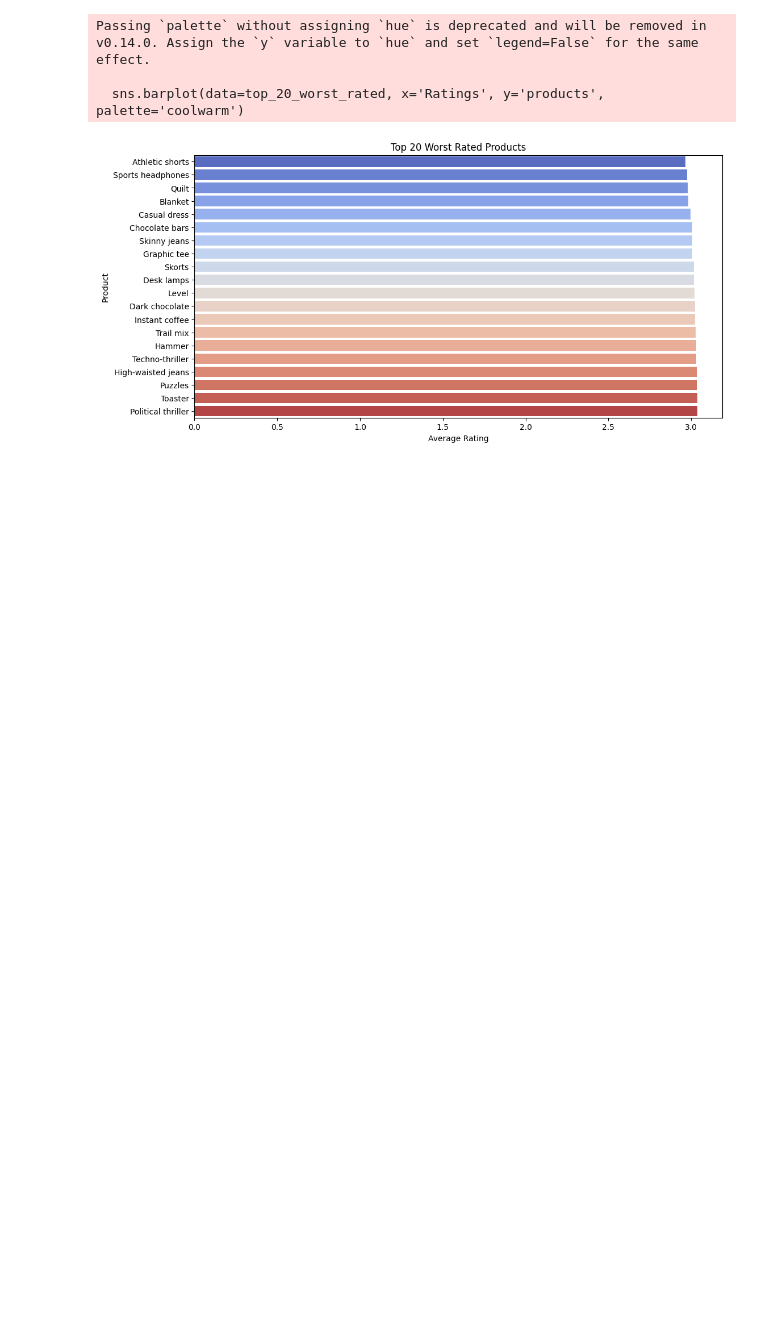
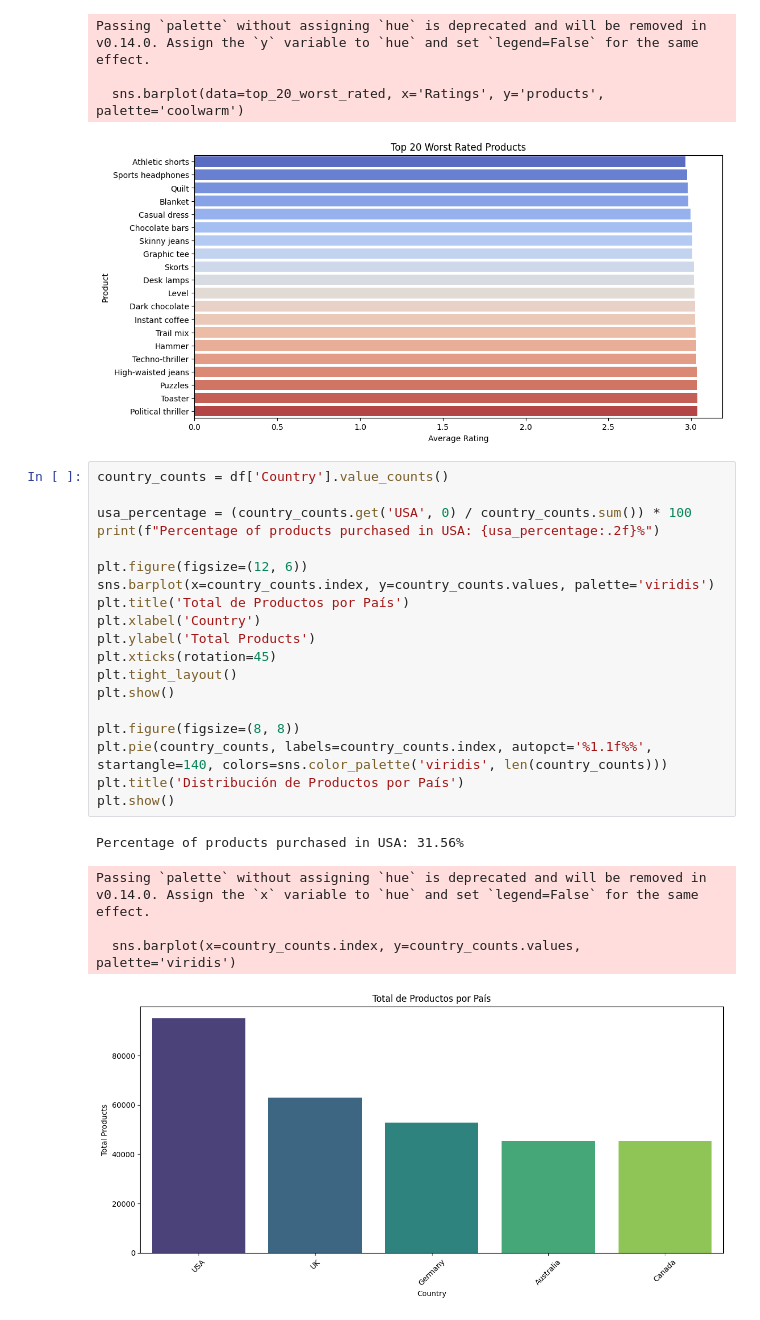
Before and after one commit to AAGJ89/TC4016_SW_Group_10, a Jupyter notebook: notebooks/SIP_Notebook.ipynb, the cells around one changed output. Drawn from its saved outputs; the diff is of its cells as text; blank space fills up the shorter version.

```diff
--- a/notebooks/SIP_Notebook.ipynb
+++ b/notebooks/SIP_Notebook.ipynb
@@ -209,3 +209,28 @@ Passing `palette` without assigning `hue` is deprecated and will be removed in v
 
   sns.barplot(data=top_20_worst_rated, x='Ratings', y='products', palette='coolwarm')
 [figure]
+# %%
+country_counts = df['Country'].value_counts()
+
+usa_percentage = (country_counts.get('USA', 0) / country_counts.sum()) * 100
+print(f"Percentage of products purchased in USA: {usa_percentage:.2f}%")
+
+plt.figure(figsize=(12, 6))
+sns.barplot(x=country_counts.index, y=country_counts.values, palette='viridis')
+plt.title('Total de Productos por País')
+plt.xlabel('Country')
+plt.ylabel('Total Products')
+plt.xticks(rotation=45)
+plt.tight_layout()
+plt.show()
+
+plt.figure(figsize=(8, 8))
+plt.pie(country_counts, labels=country_counts.index, autopct='%1.1f%%', startangle=140, colors=sns.color_palette('viridis', len(country_counts)))
+plt.title('Distribución de Productos por País')
+plt.show()
+# %% [output]
+Percentage of products purchased in USA: 31.56%
+Passing `palette` without assigning `hue` is deprecated and will be removed in v0.14.0. Assign the `x` variable to `hue` and set `legend=False` for the same effect.
+
+  sns.barplot(x=country_counts.index, y=country_counts.values, palette='viridis')
+[figure, added]
```
Also changed, not shown: parts of 2 cells of this notebook, 17 other files.
